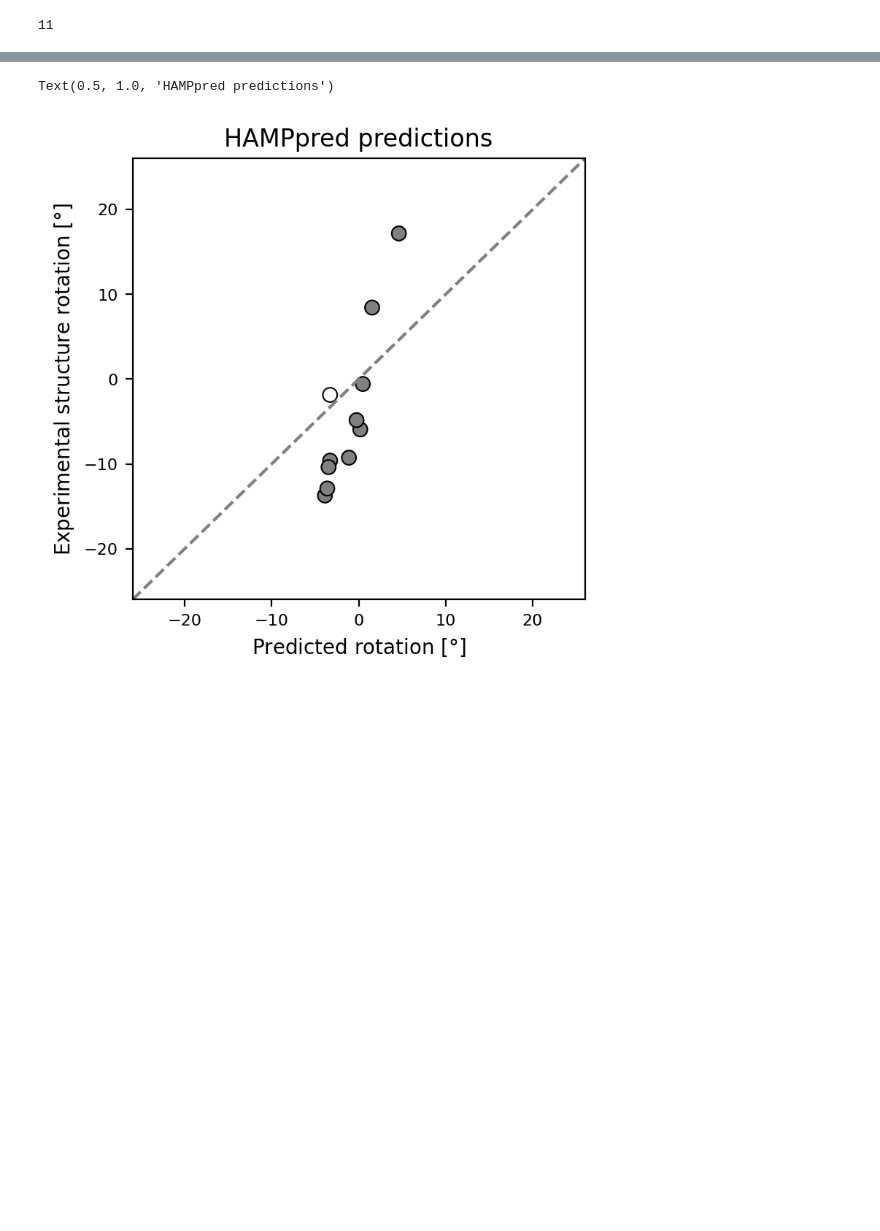
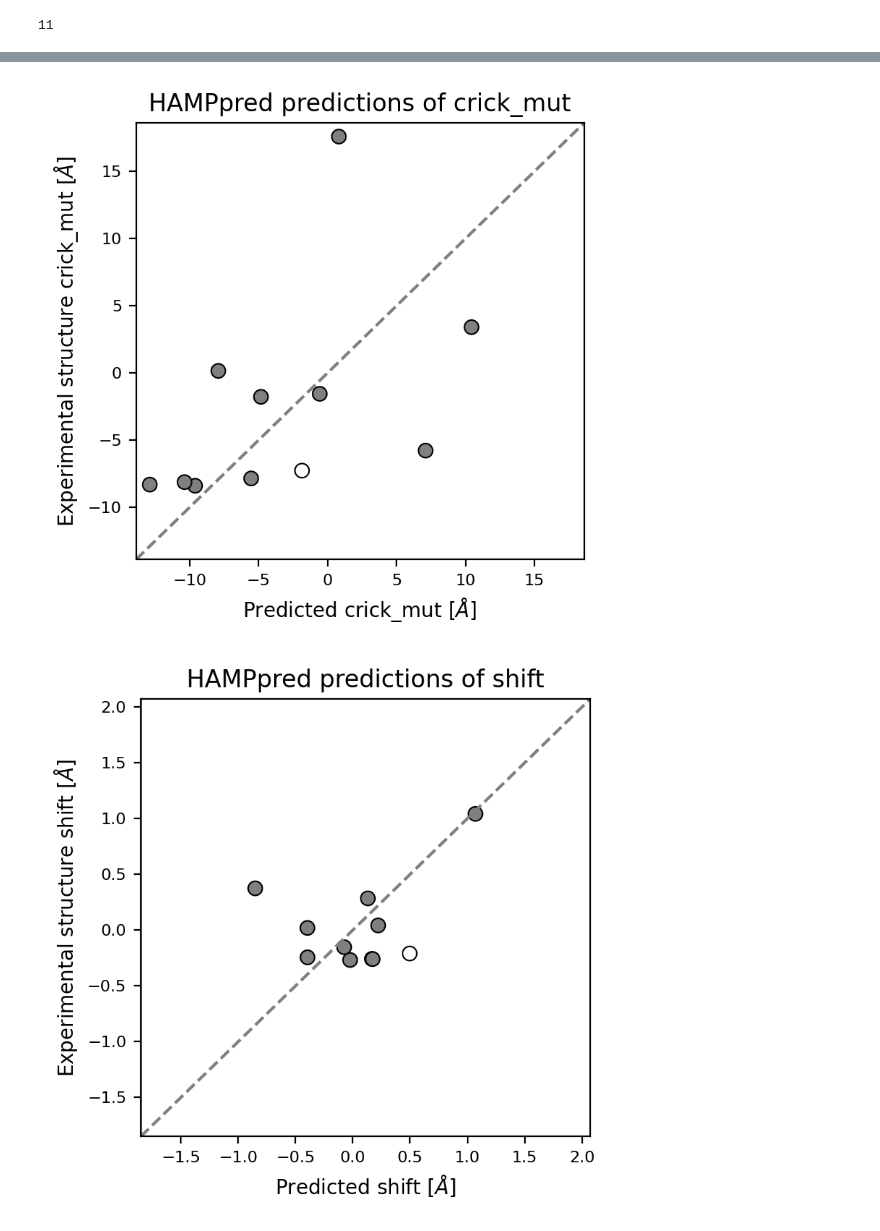
Before and after one commit to labstructbioinf/HAMPpred, a Jupyter notebook: notebooks/steps/3c_train_model_all_params.ipynb, the cells around one changed output, grey strips where cells are left out. Cells and saved outputs as stored; diff of their text form; code cells hidden in the pictures; blank space fills up the shorter version.

Commit message:
[all_params]: Fixed notebooks updated models weights

```diff
--- a/notebooks/steps/3c_train_model_all_params.ipynb
+++ b/notebooks/steps/3c_train_model_all_params.ipynb
@@ -174,3 +200,0 @@ array([1.28233791, 1.29882653, 1.27105743, 1.3027299 , 1.25885911,
-# %%
-mod = get_mod(conf=best_model_config, version=None)
-resmod.predict(list(data.train_seq.values))
@@ -196,7 +203,6 @@ To enable them in other operations, rebuild TensorFlow with the appropriate comp
 # %%
-test_data = pd.read_pickle(f'{DATA_DIR}/pdb_measure.p')
+test_data = pd.read_pickle(f'{DATA_DIR}/pdb_measure_all.p')
 # %%
-test_data = pd.read_pickle(os.path.join(DATA_DIR, 'pdb_measure.p'))
 test_data = test_data[~test_data.mutant]
 test_data.rename(columns={'seq1':'n_seq', 'seq2':'c_seq', 'n_list':'n_crick_mut', 'c_list':'c_crick_mut'}, inplace=True)
 test_data['n_seq'] = test_data['n_seq'].apply(lambda x: x[1:-1])
@@ -219,0 +214,2 @@ for n,r in res.iterrows():
+# %%
+pr, tr = get_pdb_results(test_data, mod, use_diffs=False)
@@ -220,24 +218,29 @@ for n,r in res.iterrows():
 # %%
-title_font_size = 12
-label_font_size = 10
-tick_font_size = 8
+for param in tr:
+    title_font_size = 12
+    label_font_size = 10
+    tick_font_size = 8
+    fet = "shift"
+    unit = "\AA"
+    # for fet in tr_dict:
+    # tr, pr = tr_dict[fet], pred_dict[fet]
+    fig, ax = plt.subplots(1,1, figsize=(4, 4), dpi=200)
 
-fig, ax = plt.subplots(1,1, figsize=(4, 4), dpi=200)
+    colors = ['white' if i=='1_2l7i.pdb' else 'grey' for i in test_data.index]
 
-colors = ['white' if i=='1_2l7i.pdb' else 'grey' for i in test_data.index]
+    ax.scatter(pr[param], tr[param], color=colors, lw=0.75, edgecolors='k', s=50)
+    lim_min, lim_max = min(pr[param]+tr[param]) -1, max(pr[param]+tr[param]) +1
+#     lim_min, lim_max = -26, 26
+    ax.set_ylim(lim_min, lim_max)
+    ax.set_xlim(lim_min, lim_max)
+    ax.plot([0, 1], [0, 1], '--', transform=ax.transAxes, color='grey')
 
-ax.scatter(pr, tr, color=colors, lw=0.75, edgecolors='k', s=50)
+    ax.set_xlabel(fr'Predicted {param} [${unit}$]', size=label_font_size)
+    ax.set_ylabel(fr'Experimental structure {param} [${unit}$]', size=label_font_size)
 
-ax.set_ylim(-26, 26)
-ax.set_xlim(-26, 26)
-ax.plot([0, 1], [0, 1], '--', transform=ax.transAxes, color='grey')
-
-ax.set_xlabel(r'Predicted rotation [$\degree$]', size=label_font_size)
-ax.set_ylabel(r'Experimental structure rotation [$\degree$]', size=label_font_size)
-
-ax.tick_params(axis='both', which='major', labelsize=tick_font_size)
-ax.tick_params(axis='both', which='minor', labelsize=tick_font_size)
-ax.set_title("HAMPpred predictions", size=title_font_size)
+    ax.tick_params(axis='both', which='major', labelsize=tick_font_size)
+    ax.tick_params(axis='both', which='minor', labelsize=tick_font_size)
+    ax.set_title(f"HAMPpred predictions of {param}", size=title_font_size)
 # %% [output]
-Text(0.5, 1.0, 'HAMPpred predictions')
-[figure, old version]
+[figure, new version]
+[figure, added]
```
Also changed, not shown: parts of 27 cells of this notebook, 14 other files.
